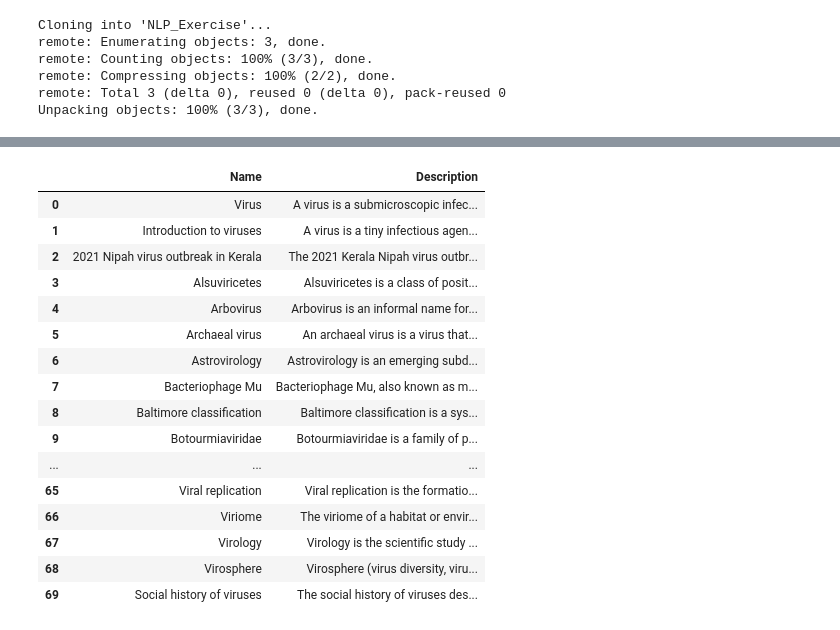
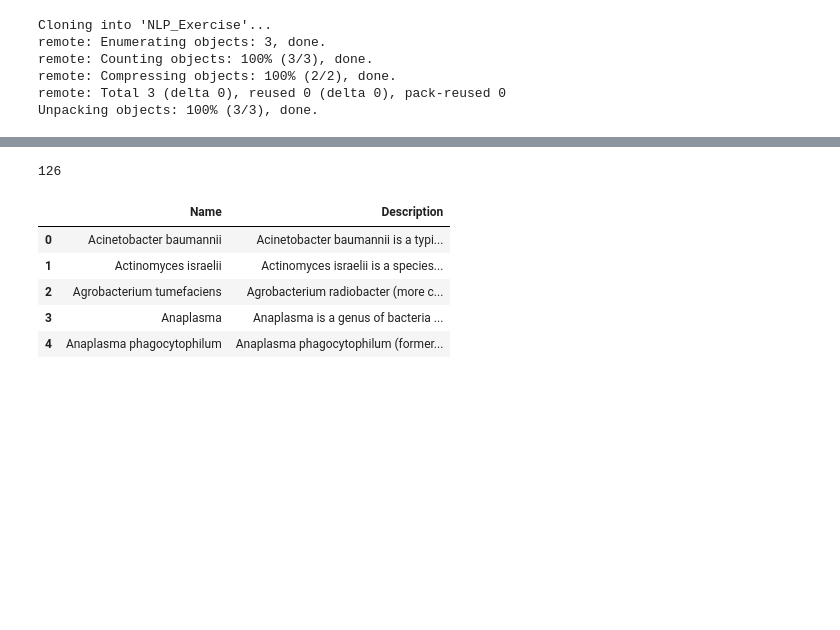
Before and after one commit to Eitams/NLP_Exercise, a Jupyter notebook: NLP.ipynb, the cells around one changed output, grey strips where cells are left out. Cells and saved outputs as stored; diff of their text form; code cells hidden in the pictures; blank space fills up the shorter version.

```diff
--- a/NLP.ipynb
+++ b/NLP.ipynb
@@ -34,3 +49,19 @@ import pandas as pd
 pd.set_option('display.max_columns', None)
 #pd.set_option('display.expand_frame_repr', False)
 pd.set_option('max_colwidth', None)
+# %%
+def bacteria_link_collector(category):
+  import re
+  category_names =[]
+  pattern = re.compile("[A-Za-z]")
+  for i in category.sections:
+    if pattern.fullmatch(i.title):
+      tmp=i.text.split('\n')
+      for name in tmp:
+        category_names.append(name)
+  mdict = {}
+  links = category.links
+  for c in links.values():
+     if c.ns == 0 and c.title in category_names and len(c.summary[0:1])>0:                                                            # Exclude categories within the category
+        mdict[c.title] = c.summary
+  return mdict
@@ -47,6 +87,8 @@ def members_collector(category):
 # Define language and page
 wiki = wikipediaapi.Wikipedia('en')
 # %%
-# Let's collect spice
-viruses = wiki.page("Category:Viruses")
-viruses_dict = members_collector(viruses)
+# Let's collect categories data
+viruses = wiki.page("List_of_virus_species")
+#viruses_dict = members_collector(viruses)
+bacteria = wiki.page("List_of_clinically_important_bacteria")
+#bacteria_dict = members_collector(bacteria)
@@ -73,0 +97,2 @@ Social history of viruses
+# %%
+bacteria_dic = bacteria_link_collector(bacteria)
@@ -74,24 +124,29 @@ Social history of viruses
+# %%
+len(bacteria_dic)
+# %% [output]
+126
 # %%
 # Create dataframe
-viruses_df = pd.DataFrame([viruses_dict.keys(), viruses_dict.values()]).T
+# Viruses
+viruses_df = pd.DataFrame([virus_dic.keys(), virus_dic.values()]).T
 viruses_df.columns = ['Name', 'Description']
-viruses_df = viruses_df.style.set_properties(**{'text-align': 'left'}).set_table_styles([dict(selector='th', props=[('text-align', 'left')])])
-viruses_df
+viruses_df_style = viruses_df.style.set_properties(**{'text-align': 'left'}).set_table_styles([dict(selector='th', props=[('text-align', 'left')])])
+
+# Bacteria
+bacteria_df = pd.DataFrame([bacteria_dic.keys(), bacteria_dic.values()]).T
+bacteria_df.columns = ['Name', 'Description']
+bacteria_df_style = bacteria_df.style.set_properties(**{'text-align': 'left'}).set_table_styles([dict(selector='th', props=[('text-align', 'left')])])
+
+# bacteriophage
+bacteriophage_df = pd.DataFrame([bacteriophage_dic.keys(), bacteriophage_dic.values()]).T
+bacteriophage_df.columns = ['Name', 'Description']
+bacteriophage_df_style = bacteriophage_df.style.set_properties(**{'text-align': 'left'}).set_table_styles([dict(selector='th', props=[('text-align', 'left')])])
-# %% [output]
-|  | Name | Description |
-| 0 | Virus | A virus is a submicroscopic infec... |
-| 1 | Introduction to viruses | A virus is a tiny infectious agen... |
-| 2 | 2021 Nipah virus outbreak in Kerala | The 2021 Kerala Nipah virus outbr... |
-| 3 | Alsuviricetes | Alsuviricetes is a class of posit... |
-| 4 | Arbovirus | Arbovirus is an informal name for... |
-| 5 | Archaeal virus | An archaeal virus is a virus that... |
-| 6 | Astrovirology | Astrovirology is an emerging subd... |
-| 7 | Bacteriophage Mu | Bacteriophage Mu, also known as m... |
-| 8 | Baltimore classification | Baltimore classification is a sys... |
-| 9 | Botourmiaviridae | Botourmiaviridae is a family of p... |
-| ... | ... | ... |
-| 65 | Viral replication | Viral replication is the formatio... |
-| 66 | Viriome | The viriome of a habitat or envir... |
-| 67 | Virology | Virology is the scientific study ... |
-| 68 | Virosphere | Virosphere (virus diversity, viru... |
-| 69 | Social history of viruses | The social history of viruses des... |
+# %%
+bacteria_df.head()
+# %% [output]
+|  | Name | Description |
+| 0 | Acinetobacter baumannii | Acinetobacter baumannii is a typi... |
+| 1 | Actinomyces israelii | Actinomyces israelii is a species... |
+| 2 | Agrobacterium tumefaciens | Agrobacterium radiobacter (more c... |
+| 3 | Anaplasma | Anaplasma is a genus of bacteria ... |
+| 4 | Anaplasma phagocytophilum | Anaplasma phagocytophilum (former... |
```
Also changed, not shown: parts of 10 cells of this notebook.
